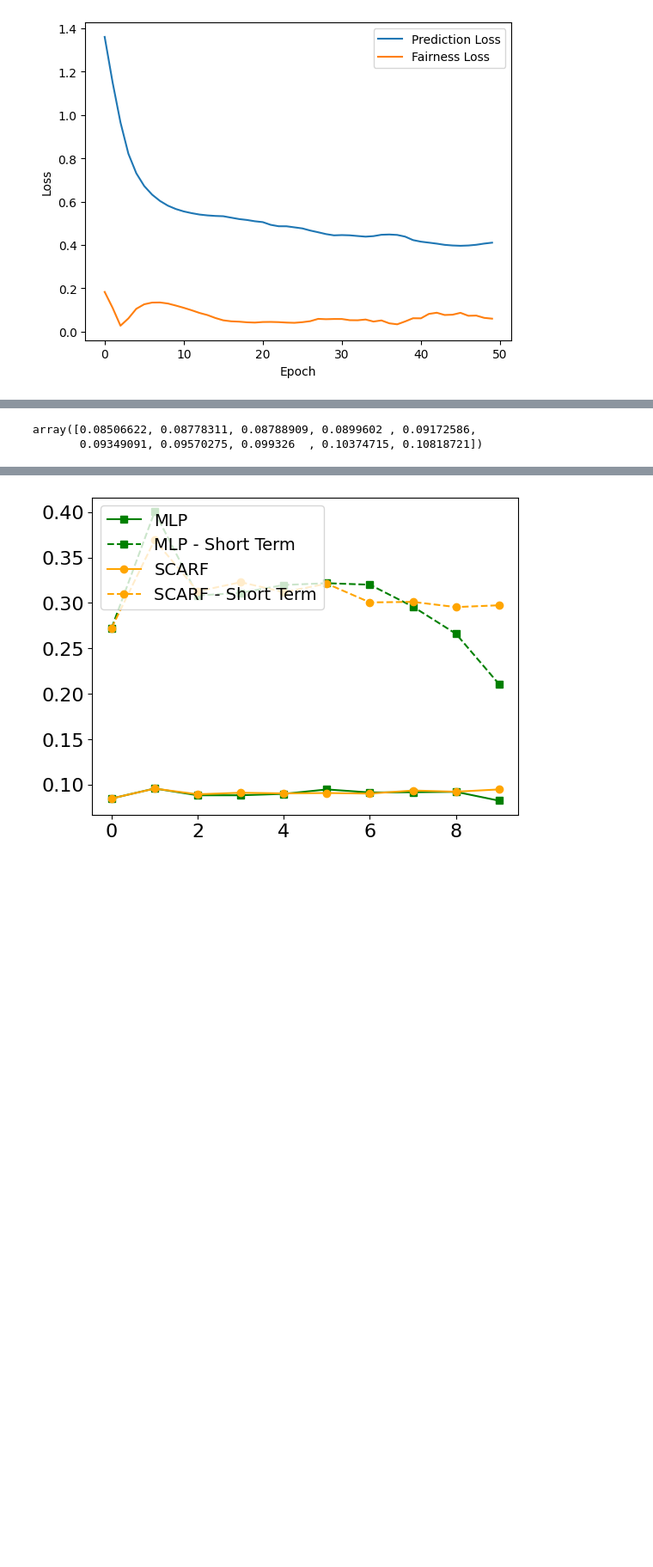
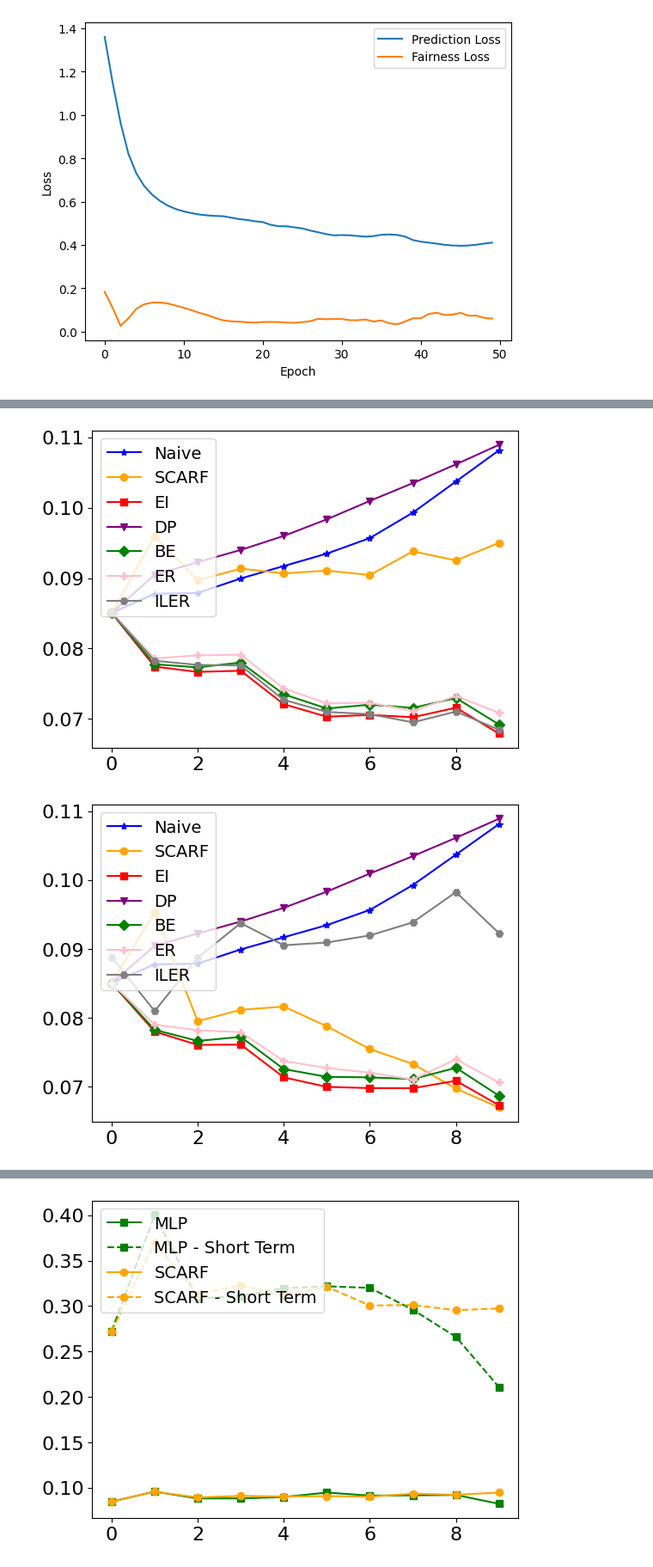
Before and after one commit to francisco-gumucio/SCARF, a Jupyter notebook: SimLoan/VACA/toy_data_gen.ipynb, the cells around one changed output, grey strips where cells are left out. Shown at 86% size. Cells and saved outputs as stored; diff of their text form; code cells hidden in the pictures; blank space fills up the shorter version.

```diff
--- a/SimLoan/VACA/toy_data_gen.ipynb
+++ b/SimLoan/VACA/toy_data_gen.ipynb
@@ -3438,7 +2027,58 @@ short_term_lstm_top[0] = og_short_term_tl[0] + np.std(og_short_term, axis=0)[0]
-# %%
-og_fairness = np.load('og_fairness_toy.npy')
-og_fairness_tl = np.mean(og_fairness, axis=0)
-og_fairness_tl
-# %% [output]
-array([0.08506622, 0.08778311, 0.08788909, 0.0899602 , 0.09172586,
-       0.09349091, 0.09570275, 0.099326  , 0.10374715, 0.10818721])
+# %%
+timeline = range(seq_len)
+dataset = 'toy'
+
+b_list = [0.5, 1, 2, 4]
+for _b in b_list:
+    budget = _b * seq_len
+
+    EI_fairness = np.load(f'ei_fairness_toy_budget_{budget}.npy')
+    BE_fairness = np.load(f'be_fairness_toy_budget_{budget}.npy')
+    BE_accuracy = np.load(f'be_accuracy_toy_budget_{budget}.npy')
+    ER_fairness = np.load(f'er_fairness_toy_budget_{budget}.npy')
+    ER_short_term = np.load(f'er_short_term_toy_budget_{budget}.npy')
+    ER_accuracy = np.load(f'er_accuracy_toy_budget_{budget}.npy')
+    ILER_fairness = np.load(f'iler_fairness_toy_budget_{budget}.npy')
+    ILER_accuracy = np.load(f'iler_accuracy_toy_budget_{budget}.npy')
+    ILER_short_term = np.load(f'iler_short_term_toy_budget_{budget}.npy')
+    EI_fairness_tl = np.mean(EI_fairness, axis=0)
+    DP_fairness_tl = np.mean(DP_fairness, axis=0)
+    BE_fairness_tl = np.mean(BE_fairness, axis=0)
+    BE_fairness_tl = np.mean(BE_fairness, axis=0)
+    ER_fairness_tl = np.mean(ER_fairness, axis=0)
+    ILER_fairness_tl = np.mean(ILER_fairness, axis=0)
+    model_fairness_lstm = np.load('lt_fairness_budget_toy_' + str(budget) + '.npy')
+    og_fairness = np.load('og_fairness_toy.npy')
+    og_fairness_tl = np.mean(og_fairness, axis=0)
+    model_fairness_tl_lstm = np.mean(model_fairness_lstm, axis=0)
+    model_fairness_lstm_top = model_fairness_tl_lstm + np.std(model_fairness_lstm, axis=0)
+    model_fairness_lstm_bottom = model_fairness_tl_lstm - np.std(model_fairness_lstm, axis=0)
+    model_fairness_lstm_top[0] = og_fairness_tl[0] + np.std(og_fairness, axis=0)[0]
+    model_fairness_lstm_bottom[0] = og_fairness_tl[0] - np.std(og_fairness, axis=0)[0]
+    og_fairness_tl = np.mean(og_fairness, axis=0)
+    model_fairness_tl_lstm[0] = og_fairness_tl[0]
+    EI_fairness_tl[0] = og_fairness_tl[0]
+    DP_fairness_tl[0] = og_fairness_tl[0]
+
+    fig, ax = plt.subplots()
+
+    ax.plot(timeline, og_fairness_tl, color='blue', label='Naive', marker="*")
+    ax.plot(timeline, model_fairness_tl_lstm, color='orange', label='SCARF', marker="o")
+    # ax.fill_between(timeline,
+    #                 model_fairness_lstm_bottom,
+    #                 model_fairness_lstm_top,
+    #                 color='orange', alpha=0.3, label='SCARF Std. Dev.')
+    ax.plot(timeline, EI_fairness_tl, color='red', label='EI', marker="s")
+    ax.plot(timeline, DP_fairness_tl, color='purple', label='DP', marker="v")
+    ax.plot(timeline, BE_fairness_tl, color='green', label='BE', marker="D")
+    ax.plot(timeline, ER_fairness_tl, color='pink', label='ER', marker="P")
+    ax.plot(timeline, ILER_fairness_tl, color='gray', label='ILER', marker="H")
+
+    ax.tick_params(axis='both', labelsize=16)
+    ax.legend(fontsize=14, loc = 'upper left')
+
+    plt.savefig("Toy Results - 30 seeds averaged budget = " + str(budget) + ", epsilon = "+eps+", beta = "+bet+".png")
+    plt.show()
+# %% [output]
+[figure, added]
+[figure, added]
```
Also changed, not shown: parts of 73 cells of this notebook, 10 other files.
